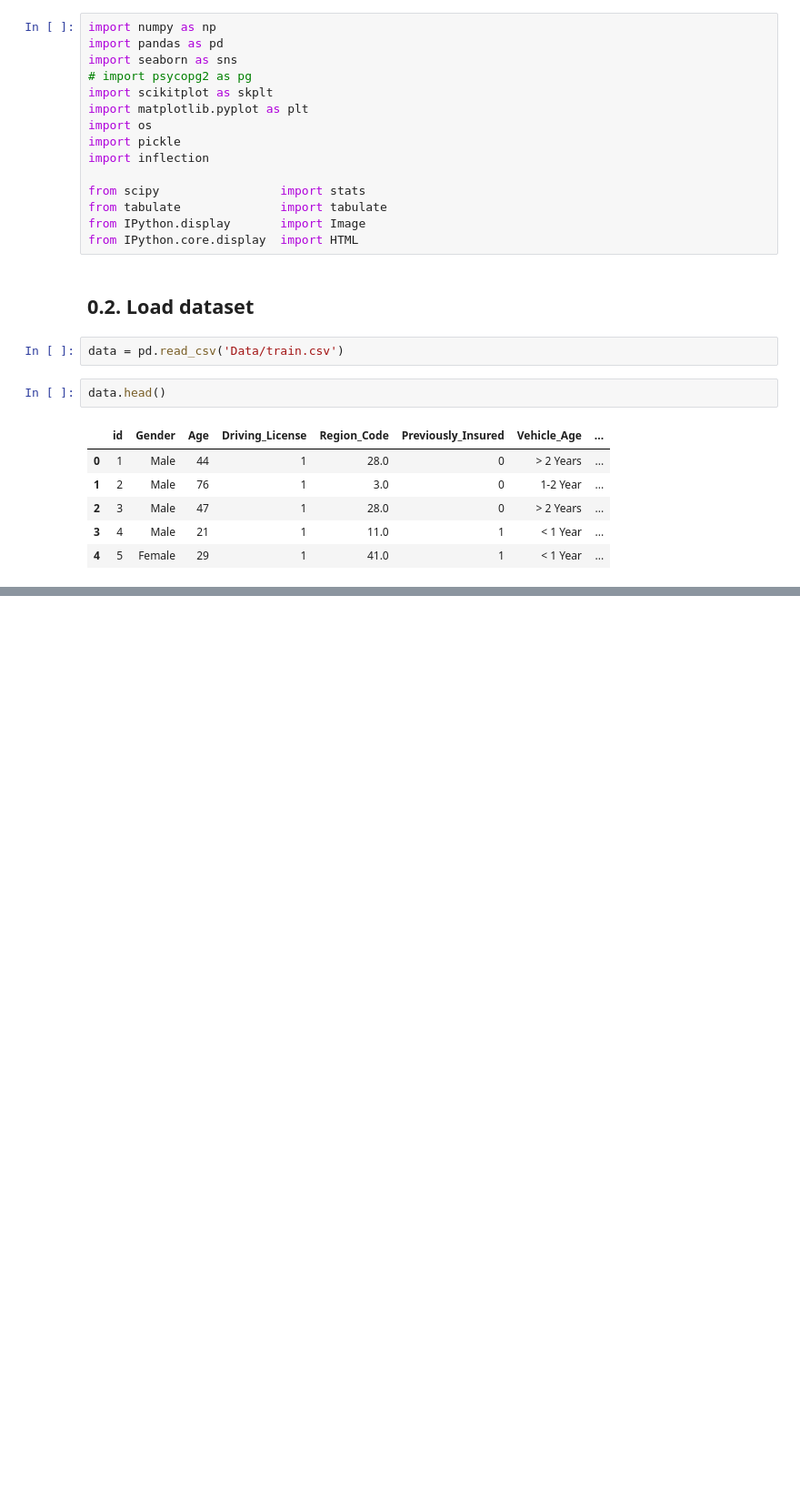
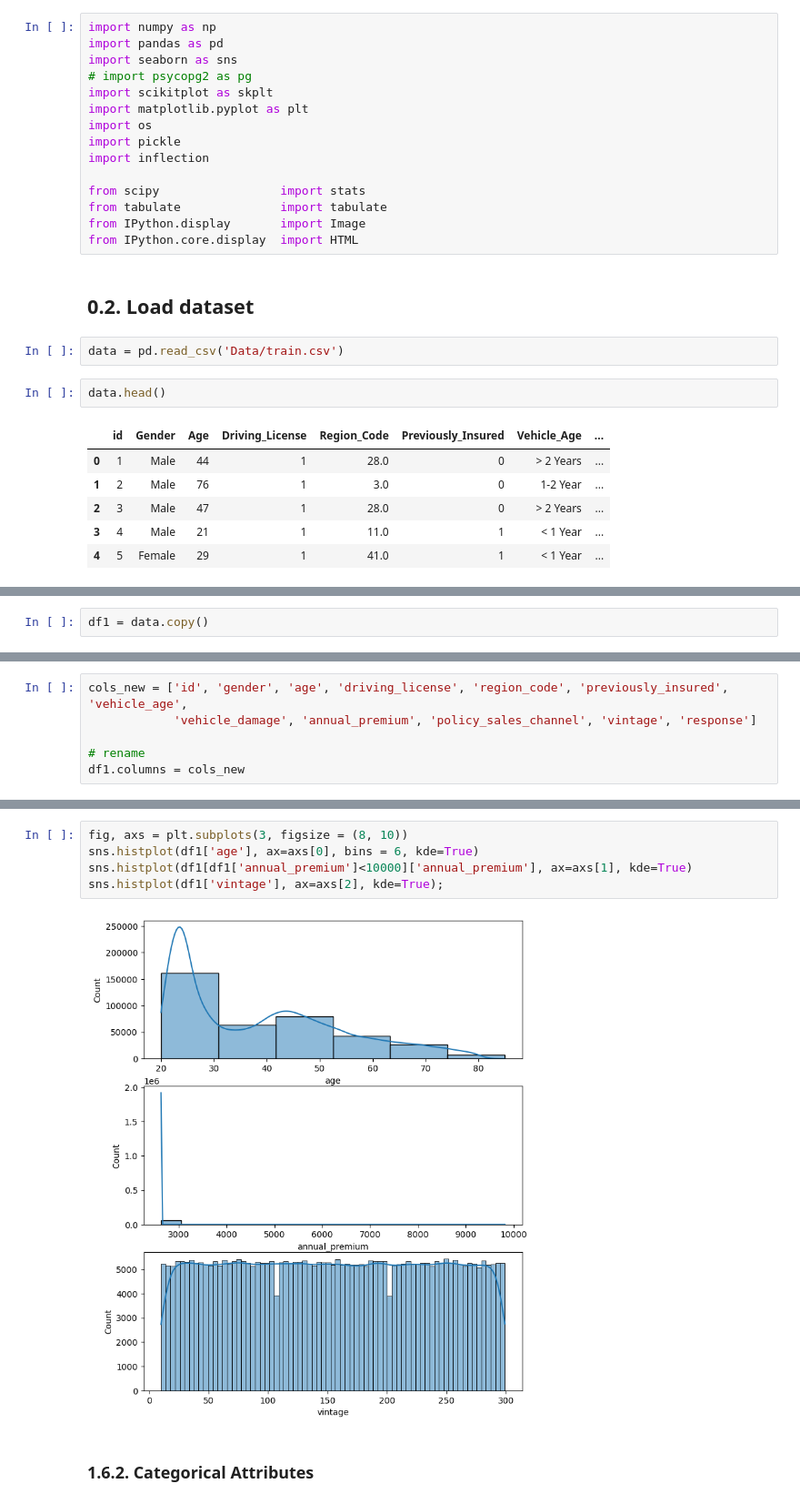
Before and after one commit to leoalvessantana/Project-Health-Insurance-Cross-Sell, a Jupyter notebook: Notebook.ipynb, the cells around one changed output, grey strips where cells are left out. Shown: that part at 91% size. Cells and saved outputs as stored; diff of their text form; blank space fills up the shorter version.

Commit message:
data description

```diff
--- a/Notebook.ipynb
+++ b/Notebook.ipynb
@@ -32,0 +39,2 @@ data.head()
+# %%
+df1 = data.copy()
@@ -32,0 +43,6 @@ data.head()
+# %%
+cols_new = ['id', 'gender', 'age', 'driving_license', 'region_code', 'previously_insured', 'vehicle_age',
+            'vehicle_damage', 'annual_premium', 'policy_sales_channel', 'vintage', 'response']
+
+# rename
+df1.columns = cols_new
@@ -32,0 +140,9 @@ data.head()
+# %%
+fig, axs = plt.subplots(3, figsize = (8, 10))
+sns.histplot(df1['age'], ax=axs[0], bins = 6, kde=True)
+sns.histplot(df1[df1['annual_premium']<10000]['annual_premium'], ax=axs[1], kde=True)
+sns.histplot(df1['vintage'], ax=axs[2], kde=True);
+# %% [output]
+[figure, added]
+# %% [markdown]
+### 1.6.2. Categorical Attributes
```
Also changed, not shown: parts of 23 cells of this notebook.
